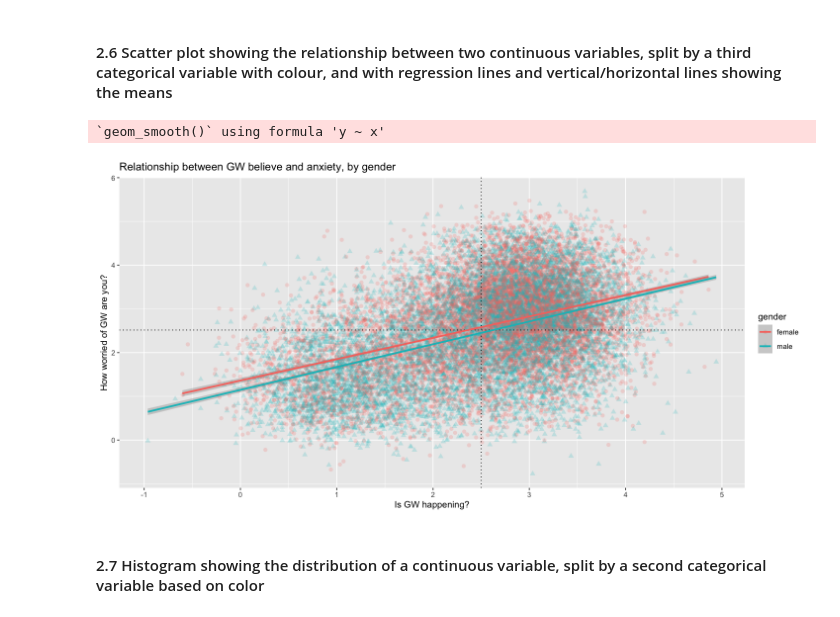
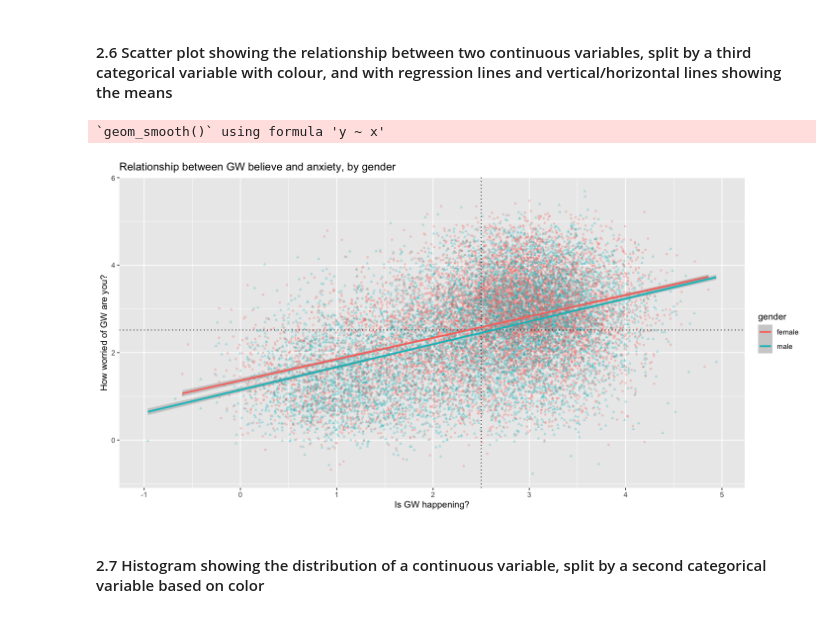
Before and after one commit to ksokratous/r-seminar, a Jupyter notebook: notebooks/wpa3.ipynb, the cells around one changed output. Drawn from its saved outputs; the diff is of its cells as text; code cells hidden in the pictures.

```diff
--- a/notebooks/wpa3.ipynb
+++ b/notebooks/wpa3.ipynb
@@ -234,15 +234,15 @@ ggplot(data = survey_data, mapping = aes(x = party_x_ideo, y = worry_cont)) +
 #### 2.6 Scatter plot showing the relationship between two continuous variables, split by a third categorical variable with colour, and with regression lines and vertical/horizontal lines showing the means
 # %%
 ggplot(data = survey_data, mapping = aes(x = happening_cont, y = worry_cont, shape=gender, color=gender)) +
-    geom_point(alpha = 0.2, size= 2) +
+    geom_point(alpha = .3, size= 1) +
     geom_vline(xintercept = mean(survey_data$happening_cont), linetype="dotted") +
     geom_hline(yintercept = mean(survey_data$worry_cont), linetype="dotted") +
     geom_smooth(method = lm) +
     labs(x='Is GW happening?', y='How worried of GW are you?') +
     ggtitle("Relationship between GW believe and anxiety, by gender")
 # %% [output]
 `geom_smooth()` using formula 'y ~ x'
-[figure, old version]
+[figure, new version]
 # %% [markdown]
 #### 2.7 Histogram showing the distribution of a continuous variable, split by a second categorical variable based on color
 # %%
```
Also changed, not shown: parts of 3 cells of this notebook, 3 other files.
